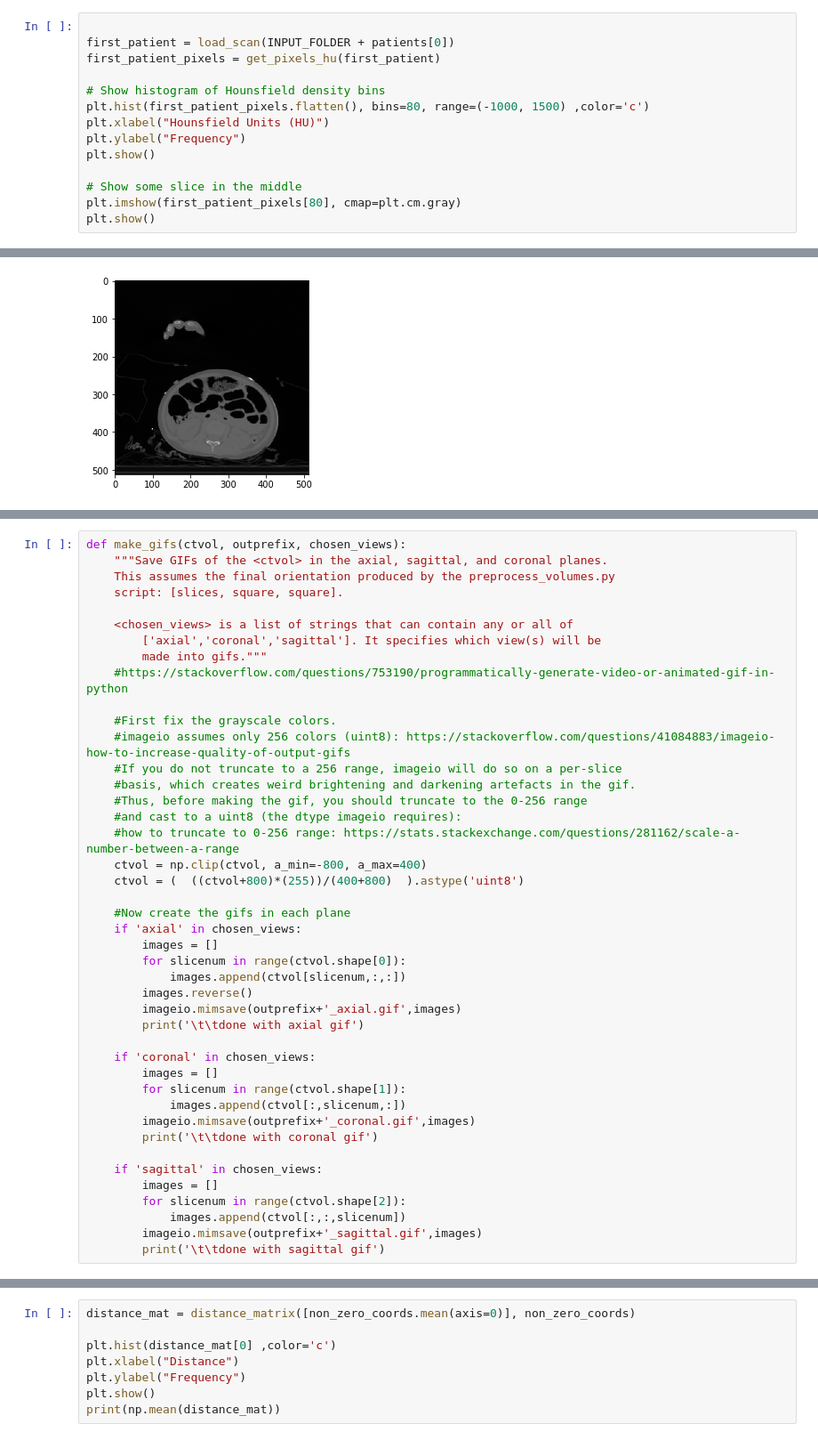
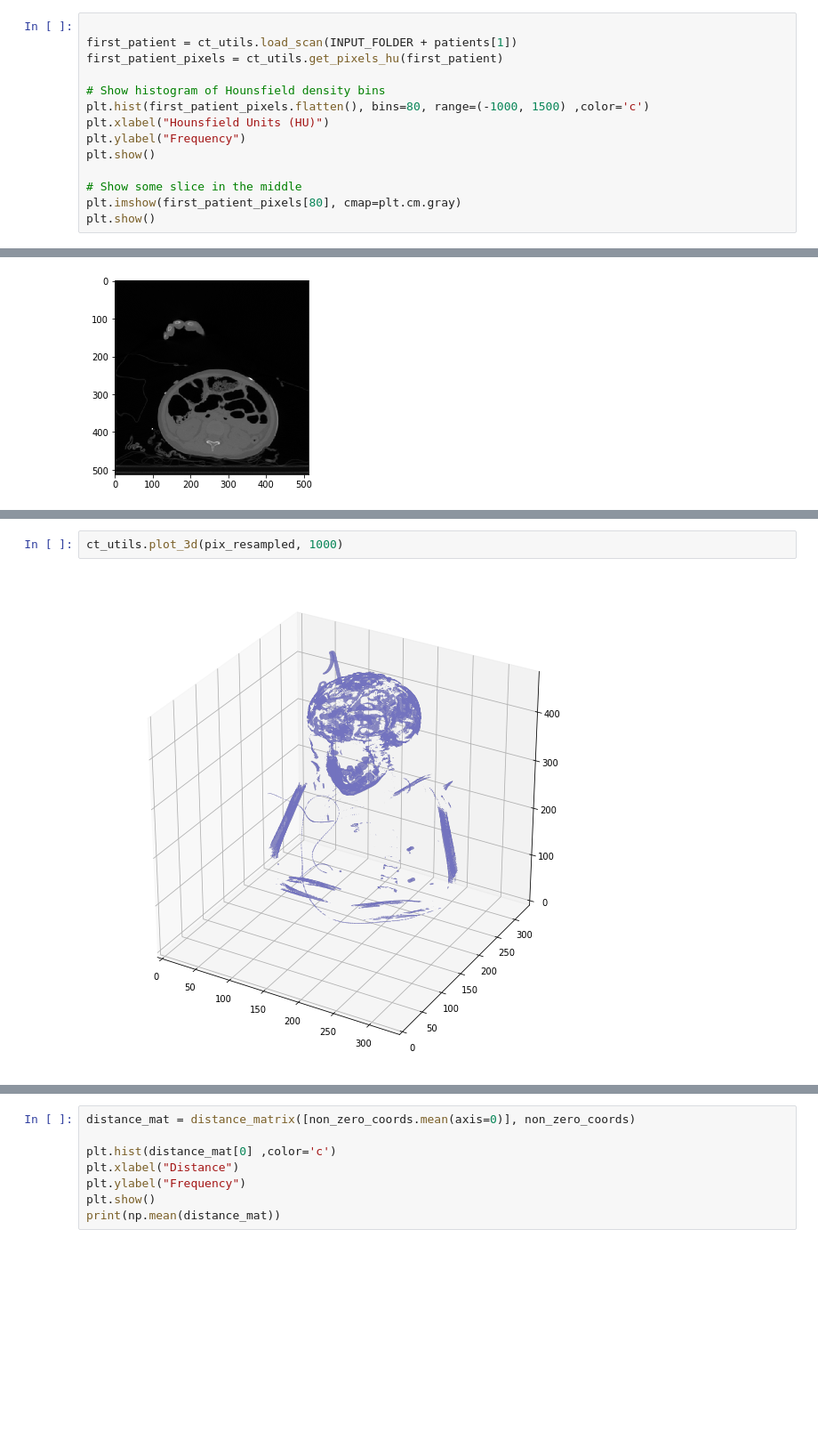
Before and after one commit to PlayWeird/utooth, a Jupyter notebook: preprocessing_dicom.ipynb, the cells around one changed output, grey strips where cells are left out. Shown: that part at 89% size. Cells and saved outputs as stored; diff of their text form; blank space fills up the shorter version.

```diff
--- a/preprocessing_dicom.ipynb
+++ b/preprocessing_dicom.ipynb
@@ -56,7 +14,7 @@ def get_pixels_hu(slices):
 # %%
 
-first_patient = load_scan(INPUT_FOLDER + patients[0])
-first_patient_pixels = get_pixels_hu(first_patient)
+first_patient = ct_utils.load_scan(INPUT_FOLDER + patients[1])
+first_patient_pixels = ct_utils.get_pixels_hu(first_patient)
 
 # Show histogram of Hounsfield density bins
 plt.hist(first_patient_pixels.flatten(), bins=80, range=(-1000, 1500) ,color='c')
@@ -122,45 +40,6 @@ plot_3d(pix_resampled, 0)
-# %%
-def make_gifs(ctvol, outprefix, chosen_views):
-    """Save GIFs of the <ctvol> in the axial, sagittal, and coronal planes.
-    This assumes the final orientation produced by the preprocess_volumes.py
-    script: [slices, square, square].
-
-    <chosen_views> is a list of strings that can contain any or all of
-        ['axial','coronal','sagittal']. It specifies which view(s) will be
-        made into gifs."""
-    #https://stackoverflow.com/questions/753190/programmatically-generate-video-or-animated-gif-in-python
-
-    #First fix the grayscale colors.
-    #imageio assumes only 256 colors (uint8): https://stackoverflow.com/questions/41084883/imageio-how-to-increase-quality-of-output-gifs
-    #If you do not truncate to a 256 range, imageio will do so on a per-slice
-    #basis, which creates weird brightening and darkening artefacts in the gif.
-    #Thus, before making the gif, you should truncate to the 0-256 range
-    #and cast to a uint8 (the dtype imageio requires):
-    #how to truncate to 0-256 range: https://stats.stackexchange.com/questions/281162/scale-a-number-between-a-range
-    ctvol = np.clip(ctvol, a_min=-800, a_max=400)
-    ctvol = (  ((ctvol+800)*(255))/(400+800)  ).astype('uint8')
-
-    #Now create the gifs in each plane
-    if 'axial' in chosen_views:
-        images = []
-        for slicenum in range(ctvol.shape[0]):
-            images.append(ctvol[slicenum,:,:])
-        images.reverse()
-        imageio.mimsave(outprefix+'_axial.gif',images)
-        print('\t\tdone with axial gif')
-
-    if 'coronal' in chosen_views:
-        images = []
-        for slicenum in range(ctvol.shape[1]):
-            images.append(ctvol[:,slicenum,:])
-        imageio.mimsave(outprefix+'_coronal.gif',images)
-        print('\t\tdone with coronal gif')
-
-    if 'sagittal' in chosen_views:
-        images = []
-        for slicenum in range(ctvol.shape[2]):
-            images.append(ctvol[:,:,slicenum])
-        imageio.mimsave(outprefix+'_sagittal.gif',images)
-        print('\t\tdone with sagittal gif')
+# %%
+ct_utils.plot_3d(pix_resampled, 1000)
+# %% [output]
+[figure, added]
 # %%
 # vv = visualize_volumes.ImageSliceViewer3D(pix_resampled)
```
Also changed, not shown: parts of 14 cells of this notebook, 1 other file.
